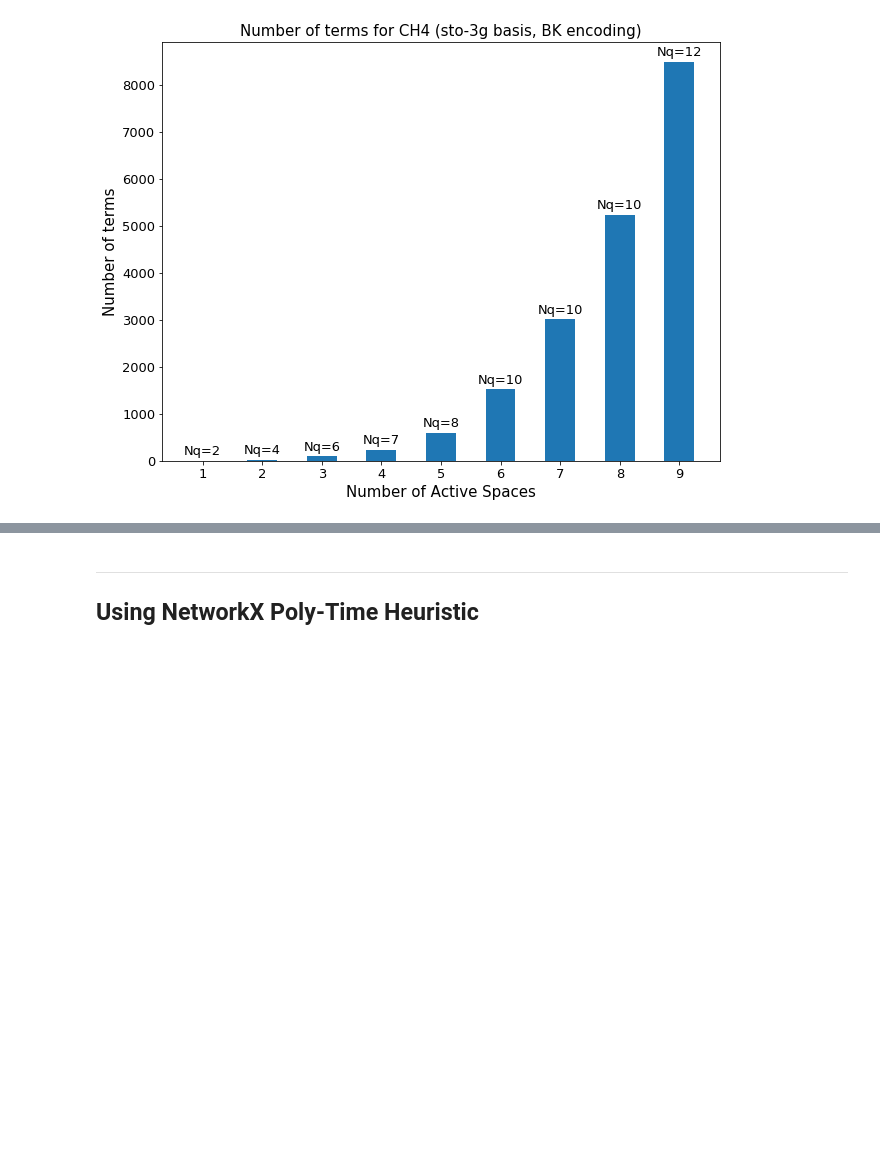
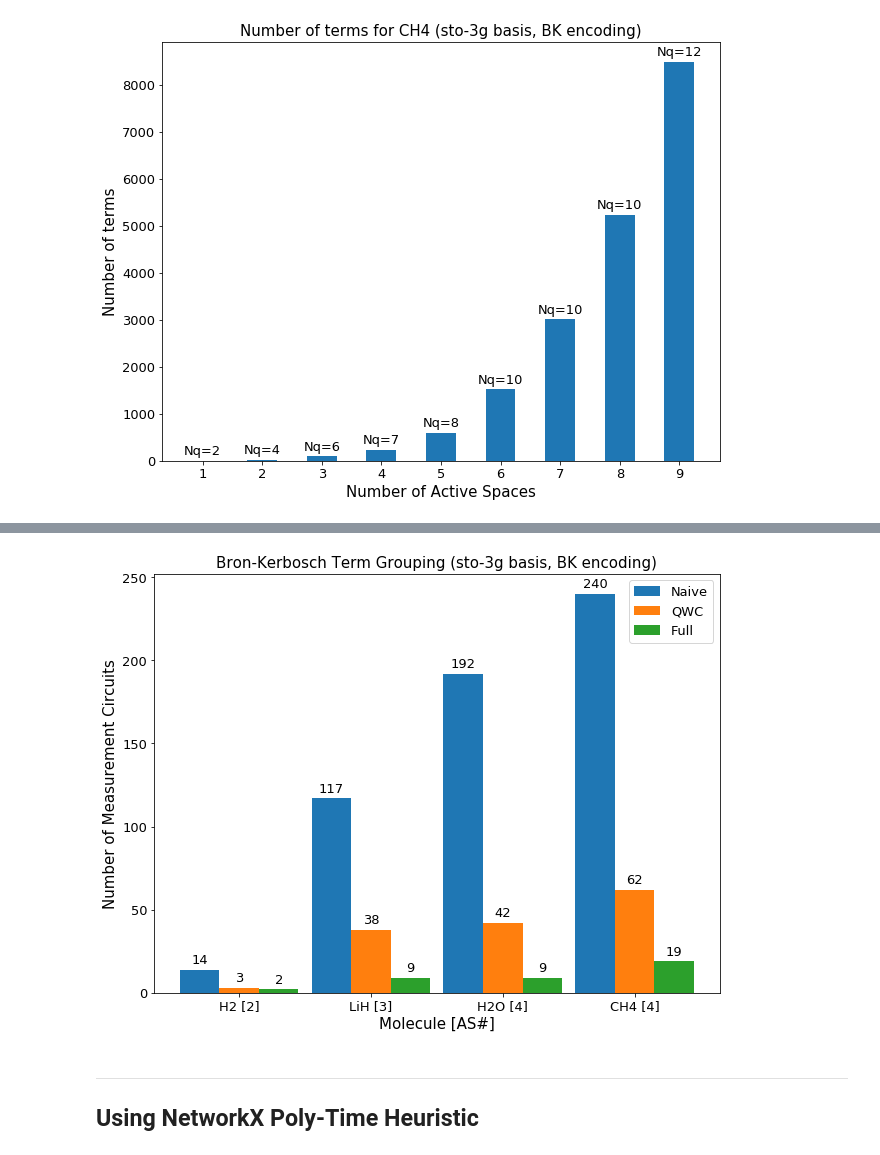
Before and after one commit to teaguetomesh/vqe-term-grouping, a Jupyter notebook: term_grouping_plots.ipynb, the cells around one changed output, grey strips where cells are left out. Cells and saved outputs as stored; diff of their text form; code cells hidden in the pictures; blank space fills up the shorter version.

```diff
--- a/term_grouping_plots.ipynb
+++ b/term_grouping_plots.ipynb
@@ -454,3 +479,55 @@ Imaginary coefficient! -- skipping for now
+# %%
+# copying the data printed out above
+naive = (14,117,192,240)
+qwc   = (3,38,42,62)
+full  = (2,9,9,19)
+
+xaxis = np.array((1,2,3,4))
+
+width = 0.3
+
+fig, ax = plt.subplots(figsize=(9,7))
+rects1 = ax.bar(xaxis - width, naive, width, label='Naive')
+rects2 = ax.bar(xaxis, qwc, width, label='QWC')
+rects3 = ax.bar(xaxis + width, full, width, label='Full')
+
+ax.set_ylabel('Number of Measurement Circuits')
+ax.set_xlabel('Molecule [AS#]')
+ax.set_title('Bron-Kerbosch Term Grouping (sto-3g basis, BK encoding)')
+ax.set_xticks(xaxis)
+ax.set_xticklabels(('H2 [2]', 'LiH [3]', 'H2O [4]', 'CH4 [4]'))
+ax.legend()
+
+
+def autolabel(rects, xpos='center'):
+    """
+    Attach a text label above each bar in *rects*, displaying its height.
+
+    *xpos* indicates which side to place the text w.r.t. the center of
+    the bar. It can be one of the following {'center', 'right', 'left'}.
+    """
+
+    ha = {'center': 'center', 'right': 'left', 'left': 'right'}
+    offset = {'center': 0, 'right': 1, 'left': -1}
+
+    for rect in rects:
+        height = rect.get_height()
+        ax.annotate('{}'.format(height),
+                    xy=(rect.get_x() + rect.get_width() / 2, height),
+                    xytext=(offset[xpos]*3, 3),  # use 3 points offset
+                    textcoords="offset points",  # in both directions
+                    ha=ha[xpos], va='bottom')
+
+
+autolabel(rects1)
+autolabel(rects2)
+autolabel(rects3)
+
+fig.tight_layout()
+
+plt.show()
+# %% [output]
+[figure, added]
 # %% [markdown]
 ----
 ## Using NetworkX Poly-Time Heuristic
```
Also changed, not shown: parts of 18 cells of this notebook.
